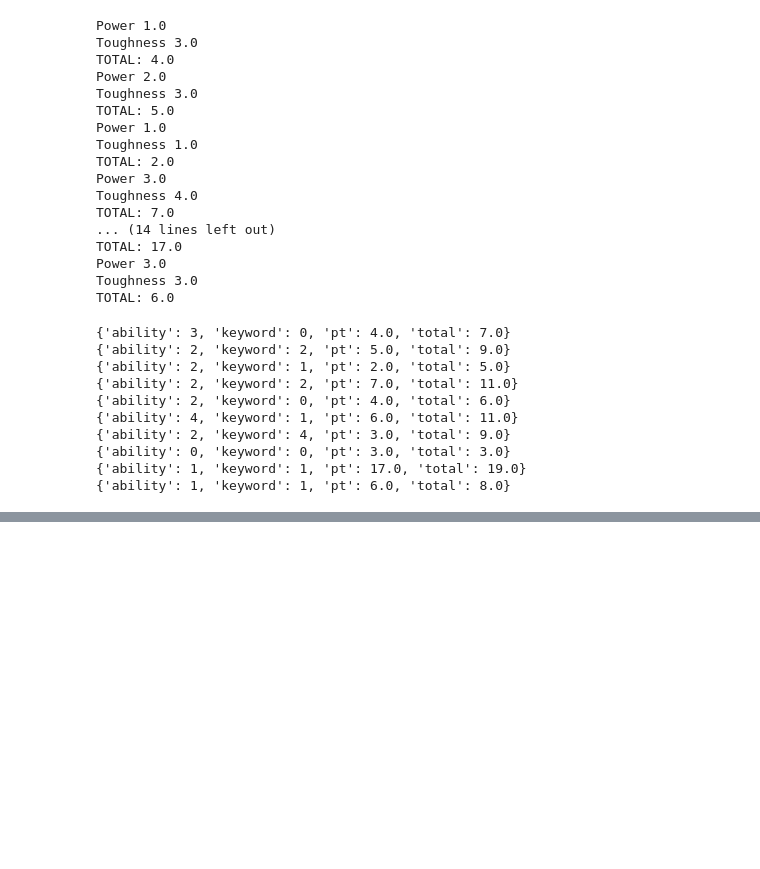
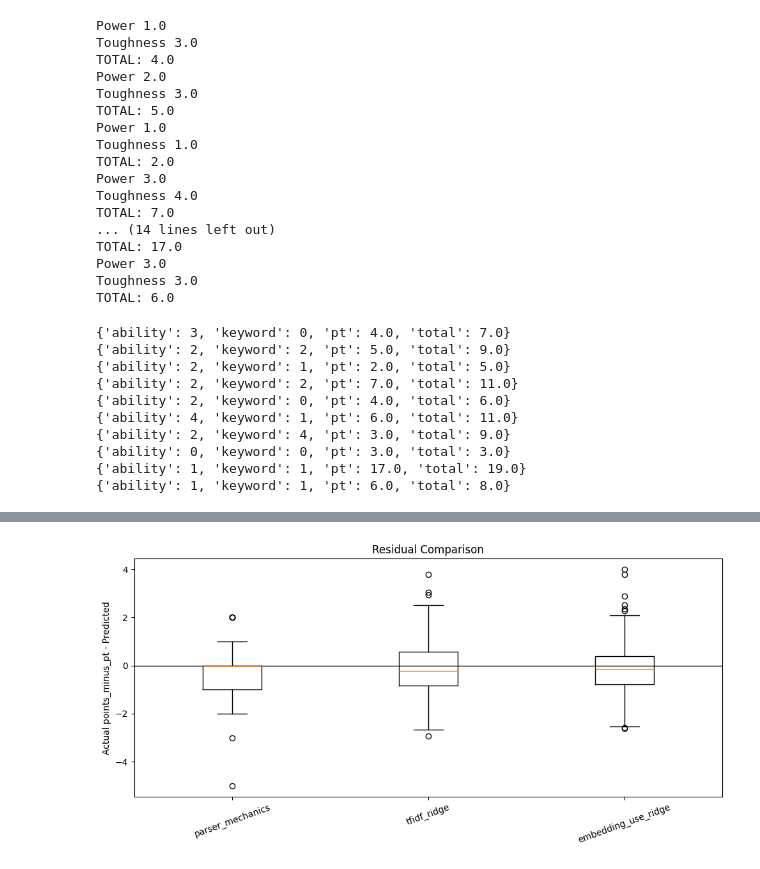
Before and after one commit to AgentSamSA/mtg-mechanics-parser, a Jupyter notebook: notebooks/IMT575_Final Project.ipynb, the cells around one changed output, grey strips where cells are left out. Saved outputs shown, nothing was run; the diff lists cells and outputs as text; code cells hidden in the pictures; blank space fills up the shorter version.

```diff
--- a/notebooks/IMT575_Final Project.ipynb
+++ b/notebooks/IMT575_Final Project.ipynb
@@ -30,7 +30,7 @@ save_cleaned_dataset()
 from mtg_parser.utils.paths import PROCESSED_DIR
 
 cards_df = pd.read_csv(PROCESSED_DIR / 'combined_points_cleaned.csv')
-
+cards_df["oracle_text"] = cards_df["oracle_text"].fillna("")
 cards_df
 # %% [output]
 |  | oracle_id | name | set | set_name | released_at | year | cmc | power | toughness | ... |
@@ -299,0 +426,23 @@ for card_score in card_scores:
+# %%
+import warnings
+warnings.filterwarnings("ignore", message="pkg_resources is deprecated as an API.*")
+
+import tensorflow_hub as hub
+
+embed = hub.load("https://tfhub.dev/google/universal-sentence-encoder/4")
+
+X_train_embed = np.asarray(embed(train_df["oracle_text_preprocessed"].tolist()))
+X_test_embed = np.asarray(embed(test_df["oracle_text_preprocessed"].tolist()))
+
+embedding_model = Ridge(alpha=1.0)
+embedding_model.fit(X_train_embed, y_train)
+
+embedding_preds = embedding_model.predict(X_test_embed)
+
+embedding_results = test_df[["oracle_id", "name", "set", "points_minus_pt"]].copy()
+embedding_results["embedding_pred"] = embedding_preds
+embedding_results["embedding_residual"] = (
+    embedding_results["points_minus_pt"] - embedding_results["embedding_pred"]
+)
+
+embedding_results.head()
@@ -299,0 +532,20 @@ for card_score in card_scores:
+# %%
+residuals_df = pd.DataFrame({
+    "parser_mechanics": parser_test["parser_mechanics_residual"].values,
+    "tfidf_ridge": tfidf_results["tfidf_residual"].values,
+    "embedding_use_ridge": embedding_results["embedding_residual"].values,
+})
+
+plt.figure(figsize=(10, 5))
+plt.boxplot(
+    [residuals_df[col] for col in residuals_df.columns],
+    tick_labels=residuals_df.columns,
+)
+plt.axhline(0, color="black", linewidth=1)
+plt.title("Residual Comparison")
+plt.ylabel("Actual points_minus_pt - Predicted")
+plt.xticks(rotation=20)
+plt.tight_layout()
+plt.show()
+# %% [output]
+[figure, added]
```
Also changed, not shown: parts of 23 cells of this notebook.
